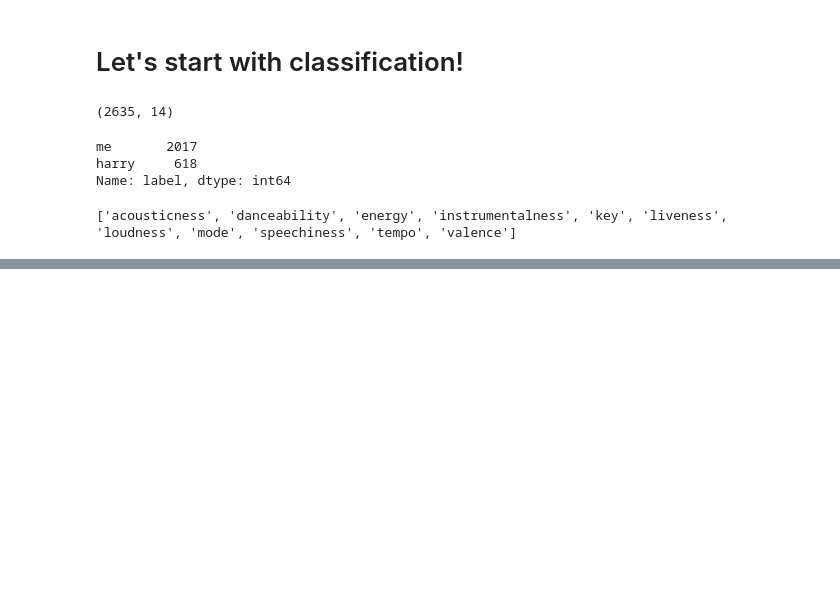
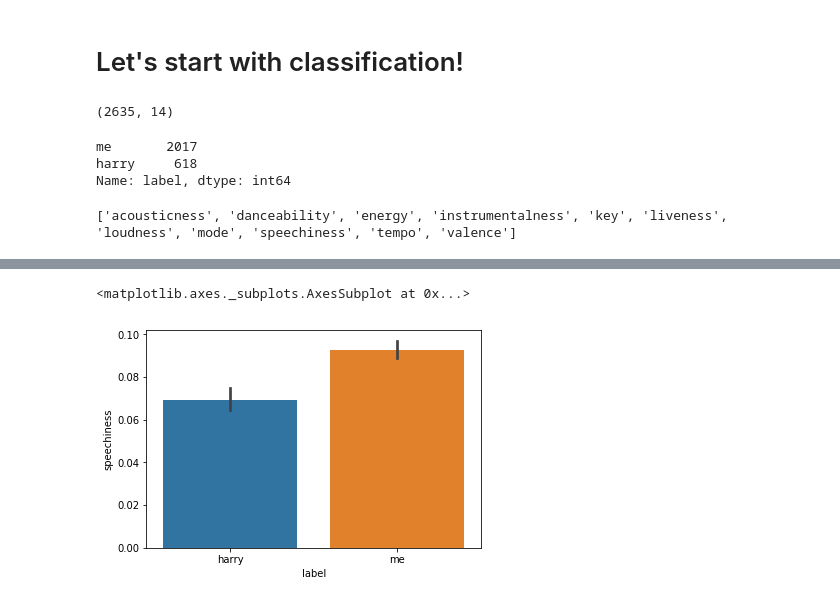
Before and after one commit to hbendekgey/Spotify-Workshop, a Jupyter notebook: 04-regression-and-classification.ipynb, the cells around one changed output, grey strips where cells are left out. Cells and saved outputs as stored; diff of their text form; code cells hidden in the pictures; blank space fills up the shorter version.

```diff
--- a/04-regression-and-classification.ipynb
+++ b/04-regression-and-classification.ipynb
@@ -20,6 +21,7 @@ h['label'] = 'harry'
 m['label'] = 'me'
 
 # Merge the two datasets
+df = pd.concat([_,_])
 
 df.shape
 # %% [output]
@@ -41,0 +85,6 @@ print(predictors)
+# %%
+# Let's take a look!
+sns.barplot(data = df, x = 'label', y = 'speechiness')
+# %% [output]
+<matplotlib.axes._subplots.AxesSubplot at 0x...>
+[figure, added]
```
Also changed, not shown: parts of 17 cells of this notebook.
